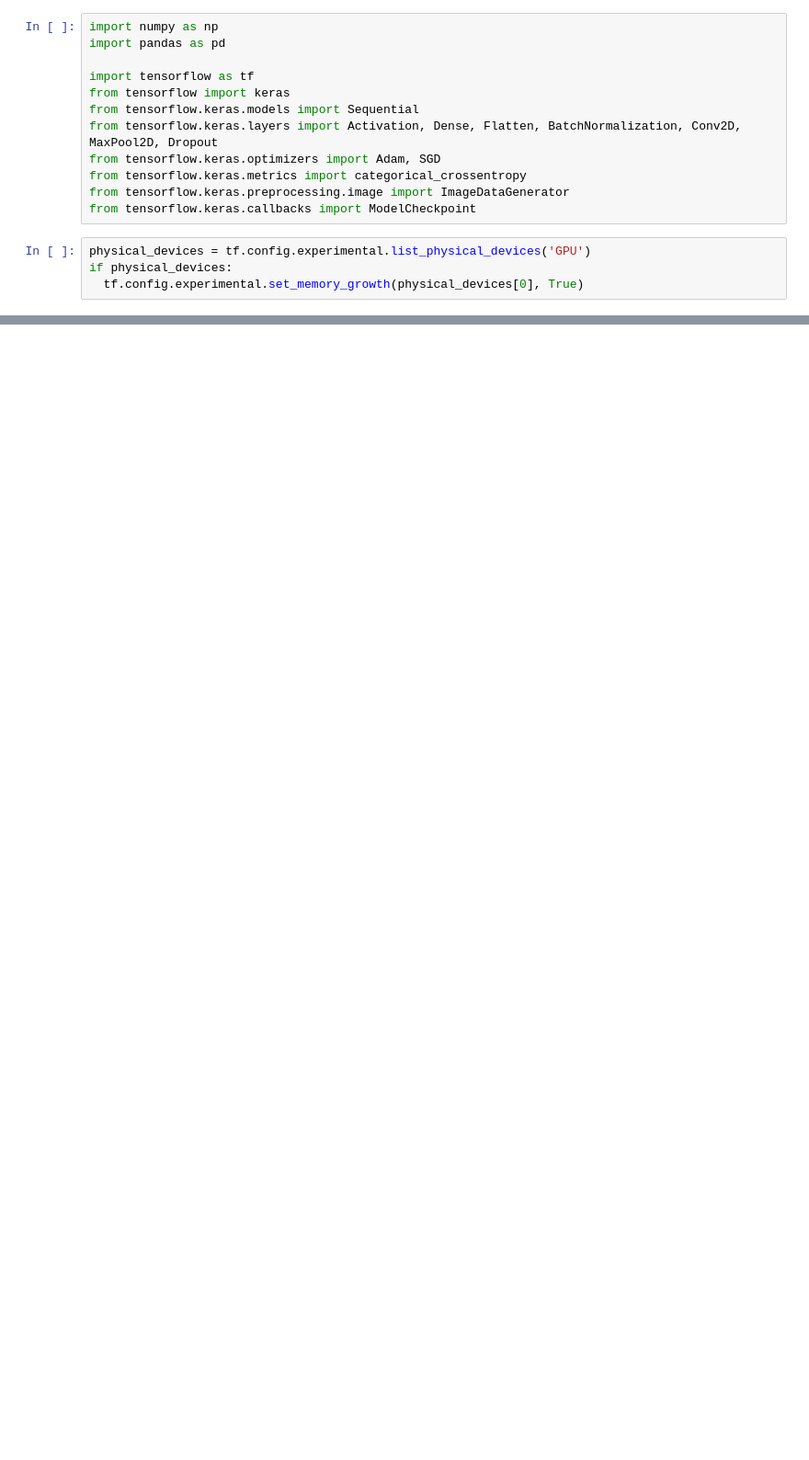
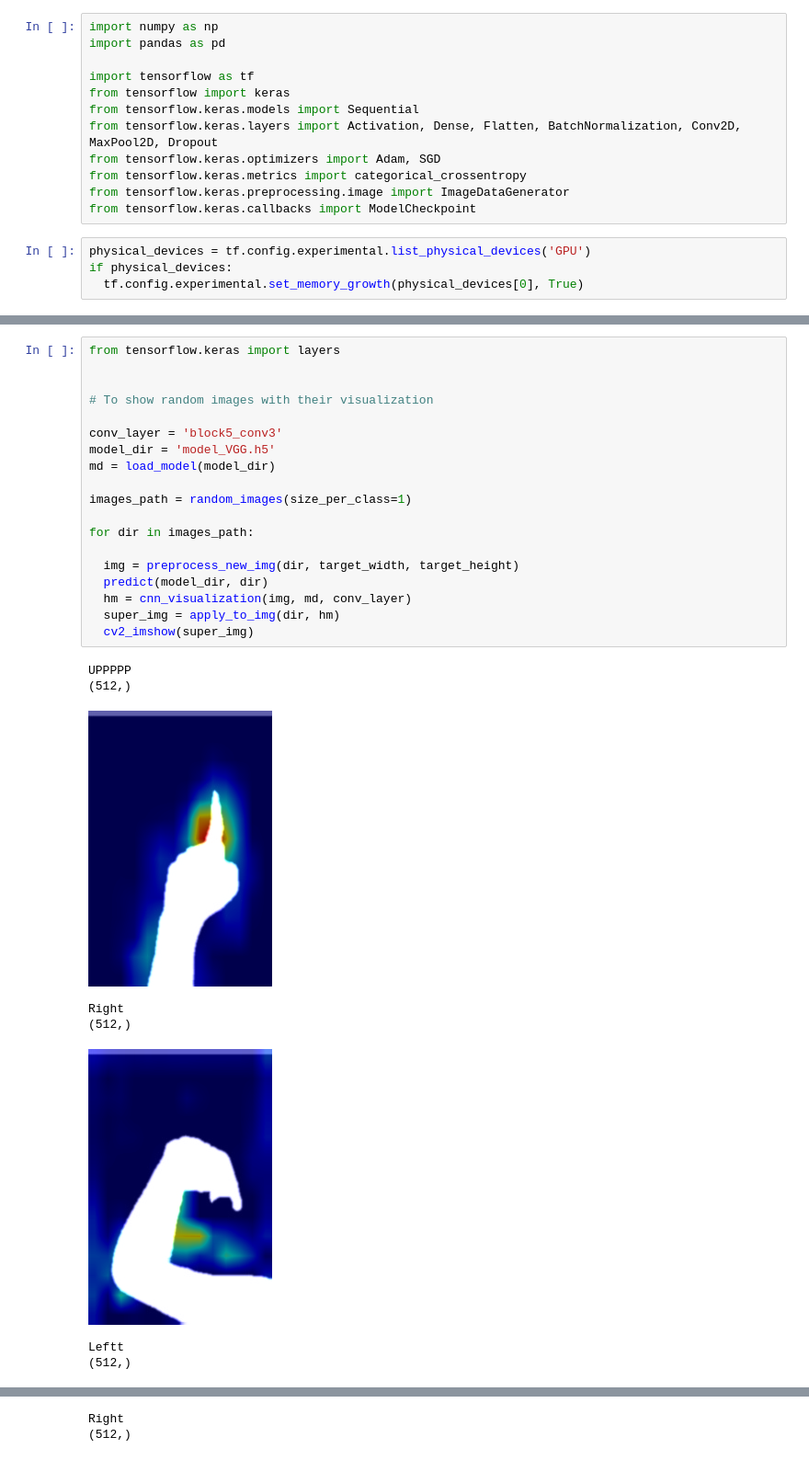
Before and after one commit to gtmray/gesture_controlled_gaming, a Jupyter notebook: object_detection_training.ipynb, the cells around one changed output, grey strips where cells are left out. Shown at 92% size. Cells and saved outputs as stored; diff of their text form; blank space fills up the shorter version.

```diff
--- a/object_detection_training.ipynb
+++ b/object_detection_training.ipynb
@@ -236,0 +281,28 @@ Right
+# %%
+from tensorflow.keras import layers
+
+
+# To show random images with their visualization
+
+conv_layer = 'block5_conv3'
+model_dir = 'model_VGG.h5'
+md = load_model(model_dir)
+
+images_path = random_images(size_per_class=1)
+
+for dir in images_path:
+
+  img = preprocess_new_img(dir, target_width, target_height)
+  predict(model_dir, dir)
+  hm = cnn_visualization(img, md, conv_layer)
+  super_img = apply_to_img(dir, hm)
+  cv2_imshow(super_img)
+# %% [output]
+UPPPPP
+(512,)
+[figure, added]
+Right
+(512,)
+[figure, added]
+Leftt
+(512,)
@@ -236,0 +310,2 @@ Right
+Right
+(512,)
```
Also changed, not shown: parts of 12 cells of this notebook.
